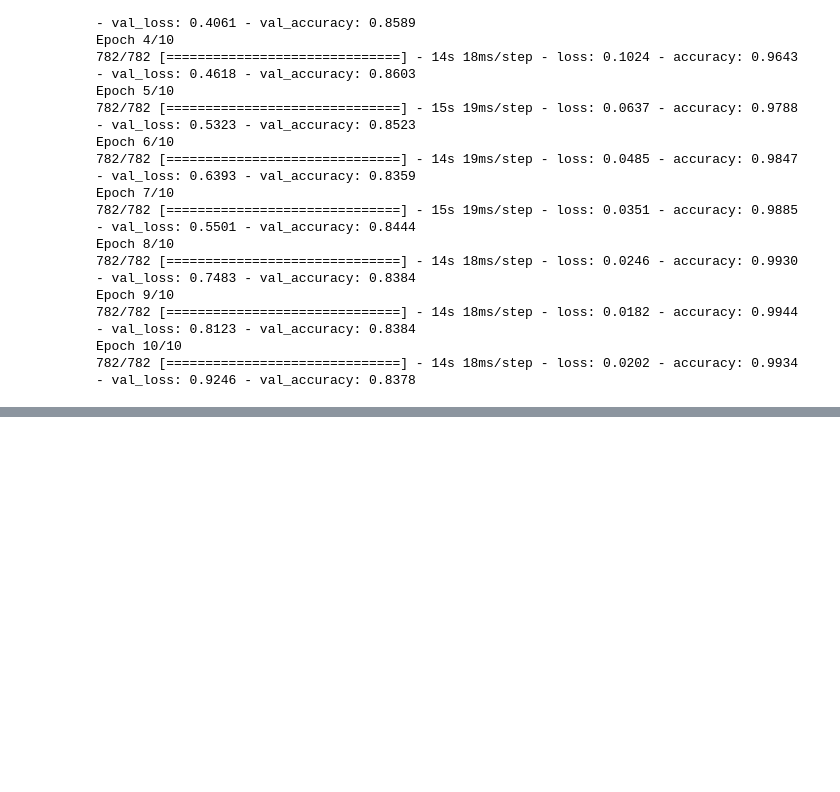
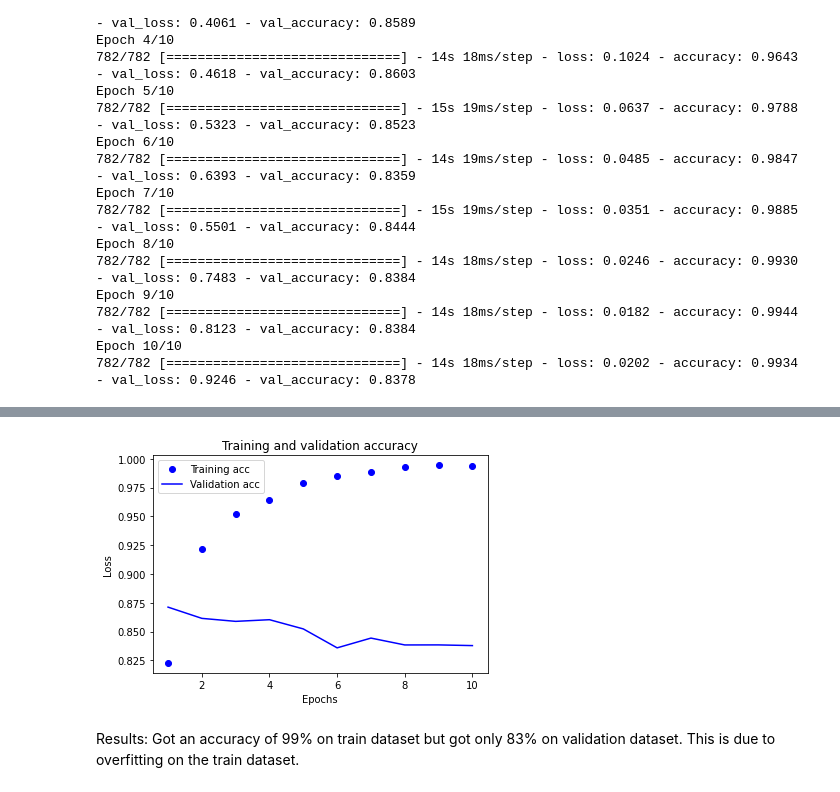
Before and after one commit to monicasjsu/Emerging-Software-Technologies, a Jupyter notebook: Assignment_5/Text_classification_with_Transformer.ipynb, the cells around one changed output, grey strips where cells are left out. Cells and saved outputs as stored; diff of their text form; code cells hidden in the pictures; blank space fills up the shorter version.

```diff
--- a/Assignment_5/Text_classification_with_Transformer.ipynb
+++ b/Assignment_5/Text_classification_with_Transformer.ipynb
@@ -169,0 +193,16 @@ Epoch 10/10
+# %%
+plt.clf()
+
+acc_values = history_dict['accuracy']
+val_acc_values = history_dict['val_accuracy']
+plt.plot(epochs, accuracy, 'bo', label='Training acc')
+plt.plot(epochs, val_acc_values, 'b', label='Validation acc')
+plt.title('Training and validation accuracy')
+plt.xlabel('Epochs')
+plt.ylabel('Loss')
+plt.legend()
+plt.show()
+# %% [output]
+[figure, added]
+# %% [markdown]
+Results: Got an accuracy of 99% on train dataset but got only 83% on validation dataset. This is due to overfitting on the train dataset.
```
Also changed, not shown: parts of 2 cells of this notebook.
